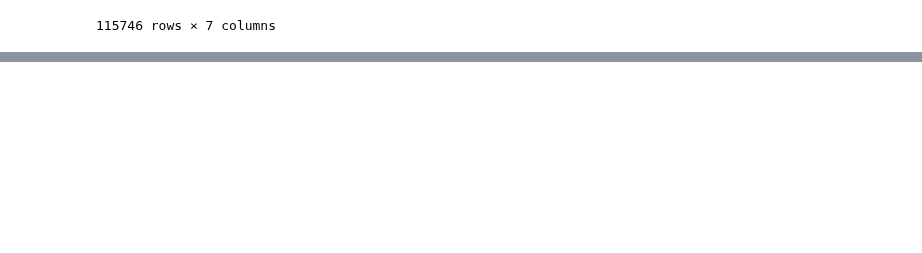
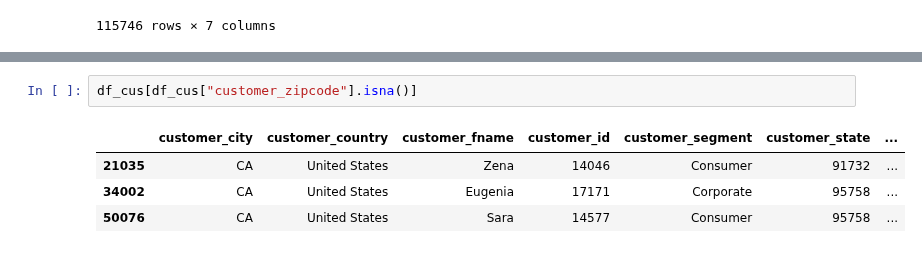
Before and after one commit to Phuong181003/ecommerce, a Jupyter notebook: ecommerce_data.ipynb, the cells around one changed output, grey strips where cells are left out. Cells and saved outputs as stored; diff of their text form; blank space fills up the shorter version.

```diff
--- a/ecommerce_data.ipynb
+++ b/ecommerce_data.ipynb
@@ -98,0 +161,7 @@ df_cus
+# %%
+df_cus[df_cus["customer_zipcode"].isna()]
+# %% [output]
+|  | customer_city | customer_country | customer_fname | customer_id | customer_segment | customer_state | ... |
+| 21035 | CA | United States | Zena | 14046 | Consumer | 91732 | ... |
+| 34002 | CA | United States | Eugenia | 17171 | Corporate | 95758 | ... |
+| 50076 | CA | United States | Sara | 14577 | Consumer | 95758 | ... |
```
Also changed, not shown: parts of 7 cells of this notebook.
